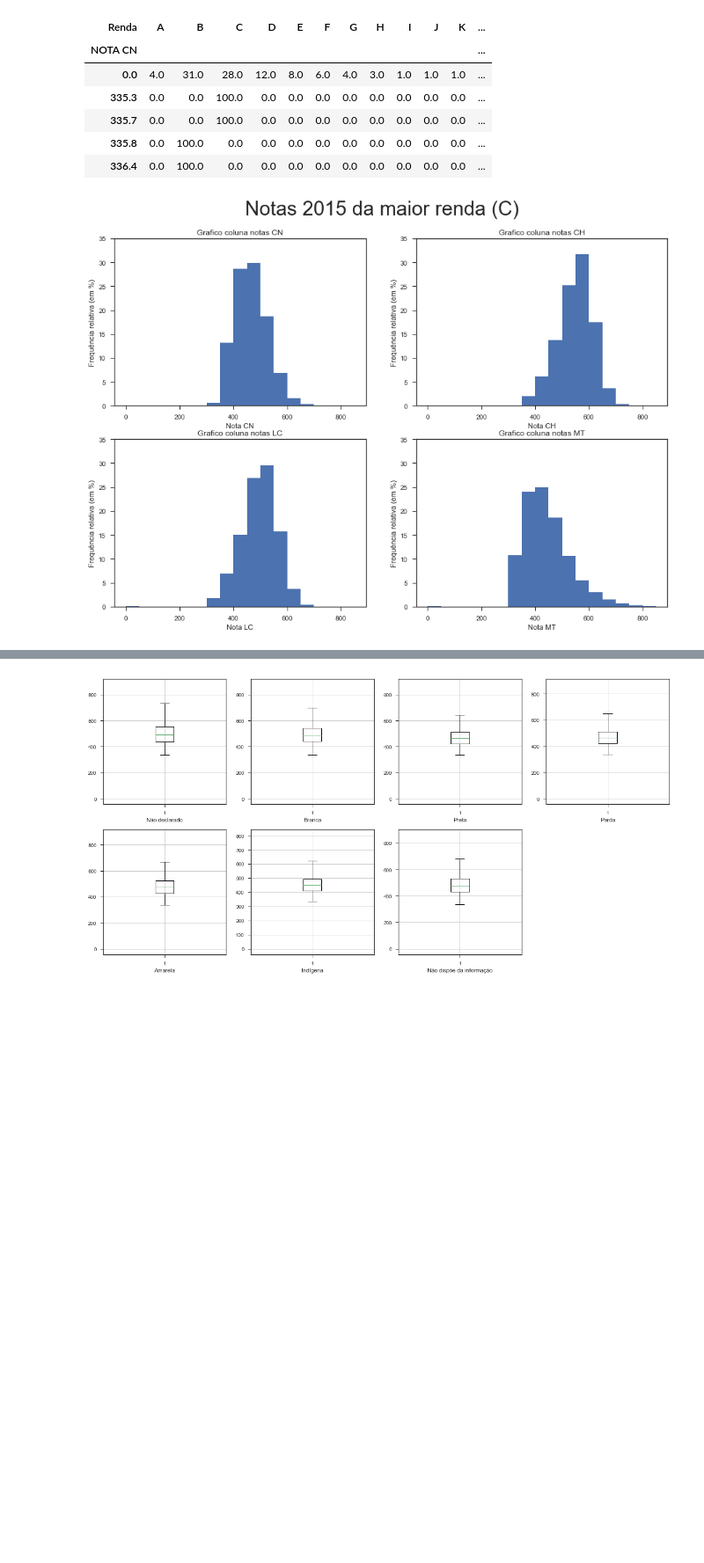
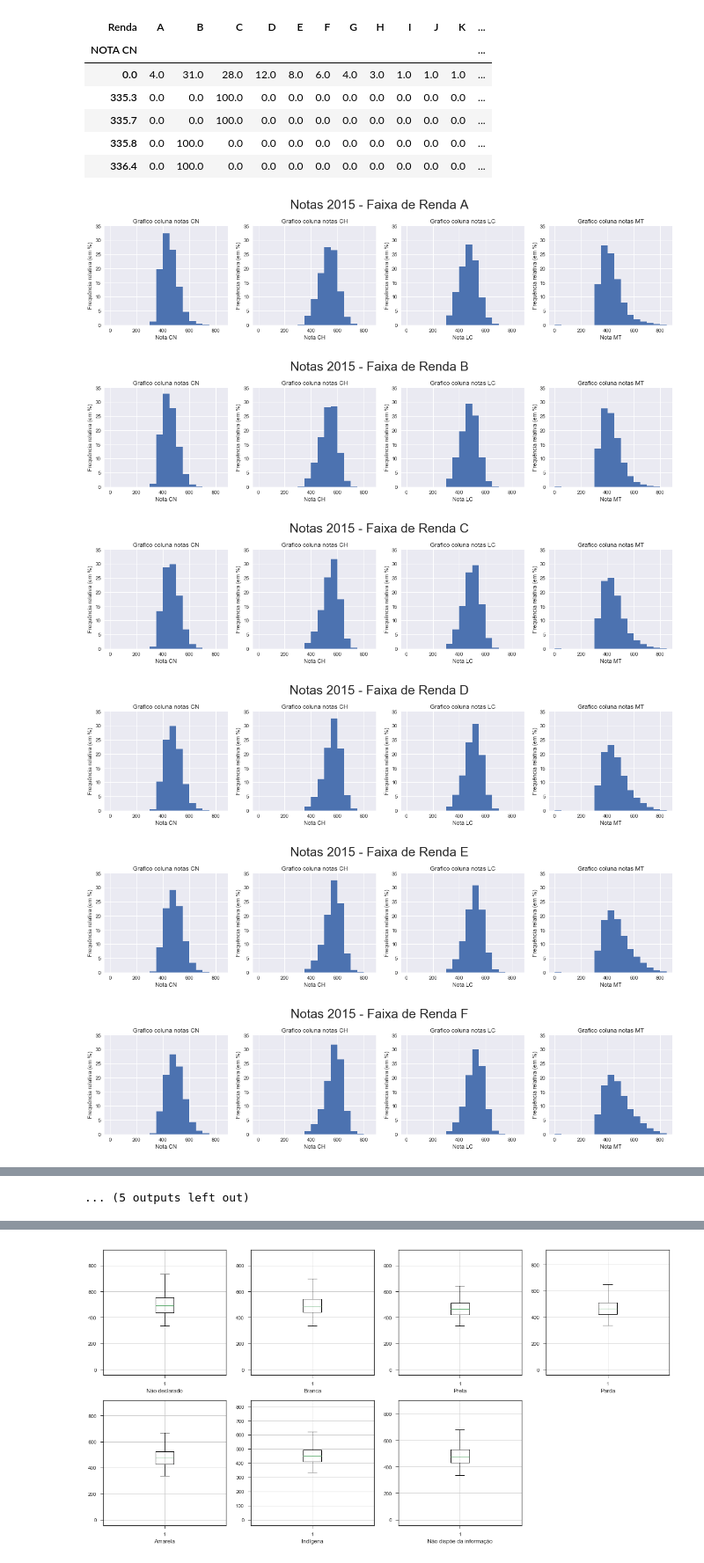
Before and after one commit to pedross3/CDDP_final, a Jupyter notebook: Projeto 03.ipynb, the cells around one changed output, grey strips where cells are left out. Shown at 88% size. Cells and saved outputs as stored; diff of their text form; code cells hidden in the pictures; blank space fills up the shorter version.

```diff
--- a/Projeto 03.ipynb
+++ b/Projeto 03.ipynb
@@ -374,41 +366,3 @@ display(cn_renda.head(5))
 | 335.7 | 0.0 | 0.0 | 100.0 | 0.0 | 0.0 | 0.0 | 0.0 | 0.0 | 0.0 | 0.0 | 0.0 | ... |
 | 335.8 | 0.0 | 100.0 | 0.0 | 0.0 | 0.0 | 0.0 | 0.0 | 0.0 | 0.0 | 0.0 | 0.0 | ... |
 | 336.4 | 0.0 | 100.0 | 0.0 | 0.0 | 0.0 | 0.0 | 0.0 | 0.0 | 0.0 | 0.0 | 0.0 | ... |
-# %%
-faixa_rendaC = data_2015[data_2015.Q006 == 'C']
-# %%
-fig = plt.figure(figsize=(15, 10))
-plt.subplot(221)
-plot = faixa_rendaC.NU_NOTA_CN.plot.hist(bins=faixa,title='Grafico coluna notas CN', weights=zeros_like(faixa_rendaC.NU_NOTA_CN)+1./faixa_rendaC.NU_NOTA_CN.size*100)
-plt.ylabel('Frequência relativa (em %)')
-plt.xlabel('Nota CN')
-plt.grid()
-plt.ylim(ymax=35)
-
-plt.subplot(222)
-plot = faixa_rendaC.NU_NOTA_CH.plot.hist(bins=faixa,title='Grafico coluna notas CH', weights=zeros_like(faixa_rendaC.NU_NOTA_CH)+1./faixa_rendaC.NU_NOTA_CH.size*100)
-plt.ylabel('Frequência relativa (em %)')
-plt.xlabel('Nota CH')
-plt.grid()
-plt.ylim(ymax=35)
-
-plt.subplot(223)
-plot = faixa_rendaC.NU_NOTA_LC.plot.hist(bins=faixa,title='Grafico coluna notas LC', weights=zeros_like(faixa_rendaC.NU_NOTA_LC)+1./faixa_rendaC.NU_NOTA_LC.size*100)
-plt.ylabel('Frequência relativa (em %)')
-plt.xlabel('Nota LC')
-plt.grid()
-plt.ylim(ymax=35)
-
-plt.subplot(224)
-plot = faixa_rendaC.NU_NOTA_MT.plot.hist(bins=faixa,title='Grafico coluna notas MT', weights=zeros_like(faixa_rendaC.NU_NOTA_MT)+1./faixa_rendaC.NU_NOTA_MT.size*100)
-plt.ylabel('Frequência relativa (em %)')
-plt.xlabel('Nota MT')
-plt.grid()
-plt.ylim(ymax=35)
-
-plt.suptitle('Notas 2015 da maior renda (C)', fontsize=30)
-plt.subplots_adjust(top=0.9)
-
-plt.show()
-# %% [output]
-[figure, removed]
@@ -414,0 +448,9 @@ plt.show()
+# %%
+plot_renda_vs_nota(data_2015, 2015)
+# %% [output]
+[figure, added]
+[figure, added]
+[figure, added]
+[figure, added]
+[figure, added]
+[figure, added]
@@ -414,0 +463 @@ plt.show()
+... (5 outputs left out)
```
Also changed, not shown: parts of 7 cells of this notebook.
